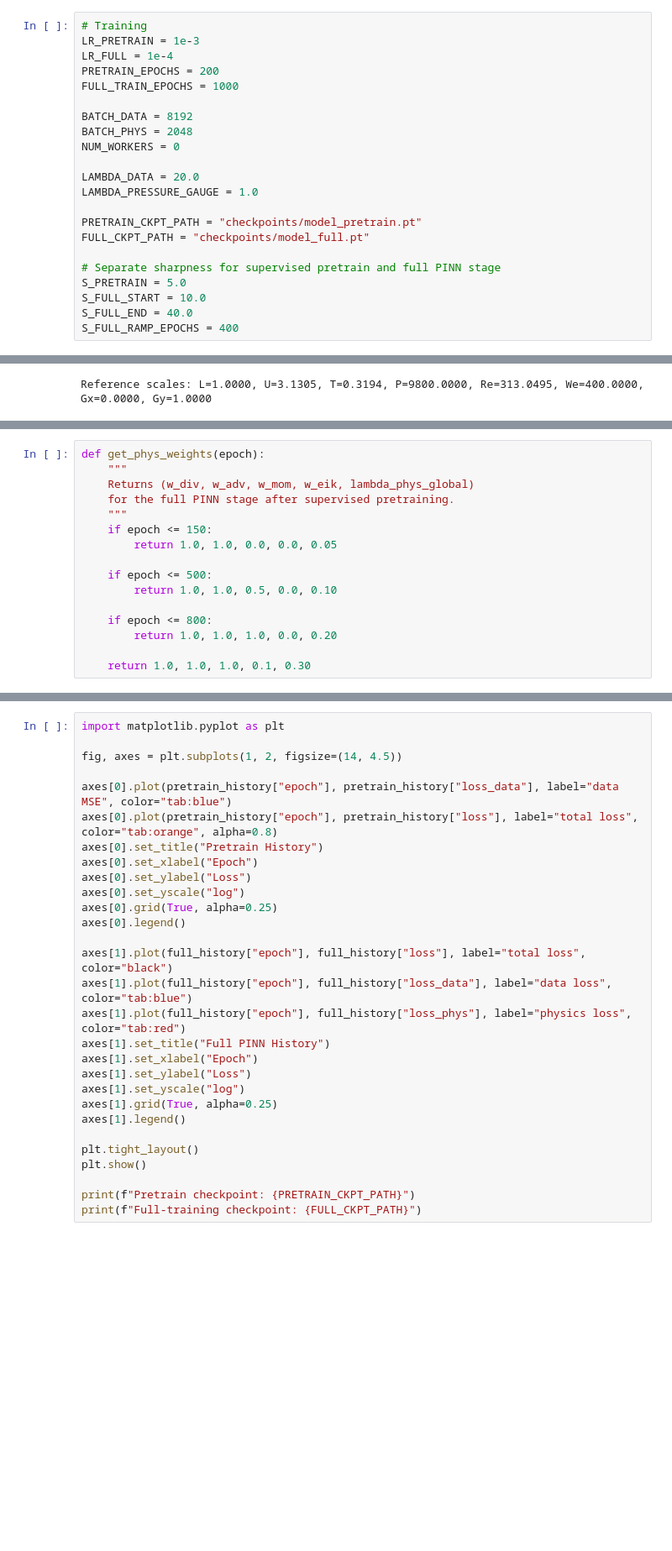
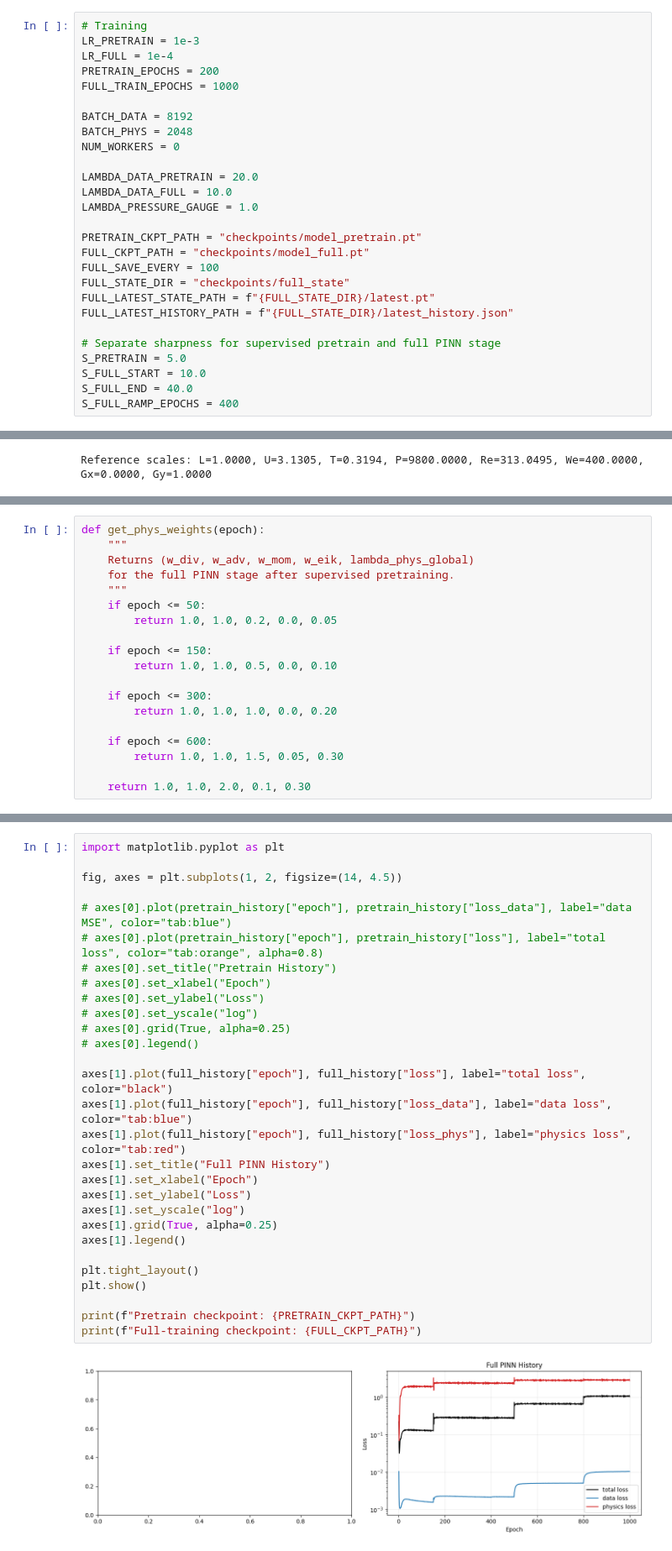
Before and after one commit to 6MIL9/diploma, a Jupyter notebook: Diploma.ipynb, the cells around one changed output, grey strips where cells are left out. Shown at 84% size. Cells and saved outputs as stored; diff of their text form; blank space fills up the shorter version.

```diff
--- a/Diploma.ipynb
+++ b/Diploma.ipynb
@@ -32,11 +32,16 @@ BATCH_DATA = 8192
 BATCH_PHYS = 2048
 NUM_WORKERS = 0
 
-LAMBDA_DATA = 20.0
+LAMBDA_DATA_PRETRAIN = 20.0
+LAMBDA_DATA_FULL = 10.0
 LAMBDA_PRESSURE_GAUGE = 1.0
 
 PRETRAIN_CKPT_PATH = "checkpoints/model_pretrain.pt"
 FULL_CKPT_PATH = "checkpoints/model_full.pt"
+FULL_SAVE_EVERY = 100
+FULL_STATE_DIR = "checkpoints/full_state"
+FULL_LATEST_STATE_PATH = f"{FULL_STATE_DIR}/latest.pt"
+FULL_LATEST_HISTORY_PATH = f"{FULL_STATE_DIR}/latest_history.json"
 
 # Separate sharpness for supervised pretrain and full PINN stage
 S_PRETRAIN = 5.0
@@ -263,16 +268,19 @@ def get_phys_weights(epoch):
     Returns (w_div, w_adv, w_mom, w_eik, lambda_phys_global)
     for the full PINN stage after supervised pretraining.
     """
+    if epoch <= 50:
+        return 1.0, 1.0, 0.2, 0.0, 0.05
+
     if epoch <= 150:
-        return 1.0, 1.0, 0.0, 0.0, 0.05
-
-    if epoch <= 500:
         return 1.0, 1.0, 0.5, 0.0, 0.10
 
-    if epoch <= 800:
+    if epoch <= 300:
         return 1.0, 1.0, 1.0, 0.0, 0.20
 
-    return 1.0, 1.0, 1.0, 0.1, 0.30
+    if epoch <= 600:
+        return 1.0, 1.0, 1.5, 0.05, 0.30
+
+    return 1.0, 1.0, 2.0, 0.1, 0.30
 # %%
 torch.manual_seed(0)
 np.random.seed(0)
@@ -680,30 +769,31 @@ full_epoch=  150 s=21.18 loss=1.3018e-01 loss_data=1.5707e-03 loss_phys=1.9753e+
 # %%
 import matplotlib.pyplot as plt
 
 fig, axes = plt.subplots(1, 2, figsize=(14, 4.5))
 
-axes[0].plot(pretrain_history["epoch"], pretrain_history["loss_data"], label="data MSE", color="tab:blue")
-axes[0].plot(pretrain_history["epoch"], pretrain_history["loss"], label="total loss", color="tab:orange", alpha=0.8)
-axes[0].set_title("Pretrain History")
-axes[0].set_xlabel("Epoch")
-axes[0].set_ylabel("Loss")
-axes[0].set_yscale("log")
-axes[0].grid(True, alpha=0.25)
-axes[0].legend()
+# axes[0].plot(pretrain_history["epoch"], pretrain_history["loss_data"], label="data MSE", color="tab:blue")
+# axes[0].plot(pretrain_history["epoch"], pretrain_history["loss"], label="total loss", color="tab:orange", alpha=0.8)
+# axes[0].set_title("Pretrain History")
+# axes[0].set_xlabel("Epoch")
+# axes[0].set_ylabel("Loss")
+# axes[0].set_yscale("log")
+# axes[0].grid(True, alpha=0.25)
+# axes[0].legend()
 
 axes[1].plot(full_history["epoch"], full_history["loss"], label="total loss", color="black")
 axes[1].plot(full_history["epoch"], full_history["loss_data"], label="data loss", color="tab:blue")
 axes[1].plot(full_history["epoch"], full_history["loss_phys"], label="physics loss", color="tab:red")
 axes[1].set_title("Full PINN History")
 axes[1].set_xlabel("Epoch")
 axes[1].set_ylabel("Loss")
 axes[1].set_yscale("log")
 axes[1].grid(True, alpha=0.25)
 axes[1].legend()
 
 plt.tight_layout()
 plt.show()
 
 print(f"Pretrain checkpoint: {PRETRAIN_CKPT_PATH}")
 print(f"Full-training checkpoint: {FULL_CKPT_PATH}")
 # %% [output]
+[figure, new version]
```
Also changed, not shown: parts of 8 cells of this notebook.
